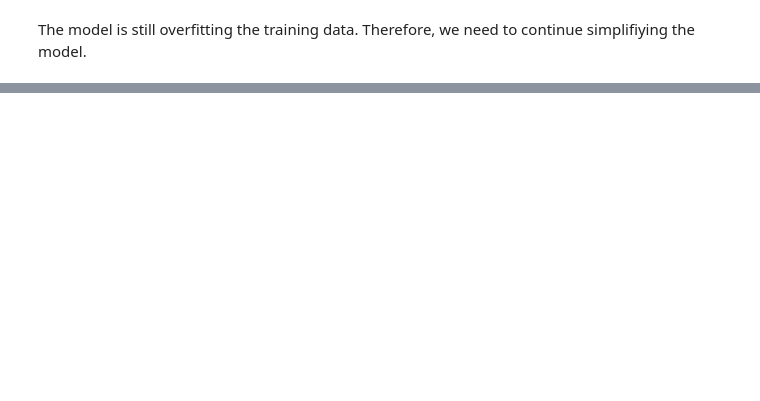
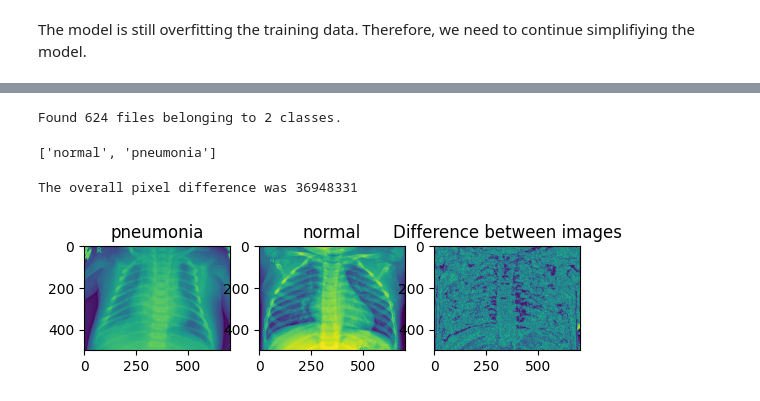
Before and after one commit to sarambulo/Pneumonia_detection, a Jupyter notebook: notebooks/Pneumonia_detection.ipynb, the cells around one changed output, grey strips where cells are left out. Drawn from its saved outputs; the diff is of its cells as text; code cells hidden in the pictures; blank space fills up the shorter version.

```diff
--- a/notebooks/Pneumonia_detection.ipynb
+++ b/notebooks/Pneumonia_detection.ipynb
@@ -436,0 +456,10 @@ dump(models, Path('../Models.pickle').open('wb'))
+# %%
+train_dataset = image_dataset_from_directory(
+    path / 'train',
+    label_mode = label_mode,
+    color_mode = color_mode,
+    batch_size = batch_size,
+    crop_to_aspect_ratio = crop_to_aspect_ratio,
+    seed = seed,
+    image_size = image_size
+)
@@ -436,0 +482,37 @@ dump(models, Path('../Models.pickle').open('wb'))
+# %%
+test_dataset = image_dataset_from_directory(
+    path / 'test',
+    label_mode = label_mode,
+    color_mode = color_mode,
+    batch_size = batch_size,
+    crop_to_aspect_ratio = crop_to_aspect_ratio,
+    seed = seed,
+    image_size = image_size
+)
+# %% [output]
+Found 624 files belonging to 2 classes.
+# %%
+class_names = train_dataset.class_names
+class_names
+# %% [output]
+['normal', 'pneumonia']
+# %%
+fig, [ax1, ax2, ax3] = plt.subplots(1, 3)
+for new_image, label_actual in test_dataset:
+    new_image = new_image.numpy().astype('uint8')
+    ax1.set_title(class_names[int(label_actual)])
+    ax1.imshow(new_image)
+    for image, label in train_dataset:
+        image = image.numpy().astype('uint8')
+        ax2.set_title(class_names[int(label)])
+        ax2.imshow(image)
+        diff = (new_image - image) ** 2
+        ax3.set_title("Difference between images")
+        ax3.imshow(diff)
+        print(f"The overall pixel difference was {np.sum(diff)}")
+        break
+    break
+plt.show()
+# %% [output]
+The overall pixel difference was 36948331
+[figure, added]
```
Also changed, not shown: parts of 21 cells of this notebook, 2 other files.
